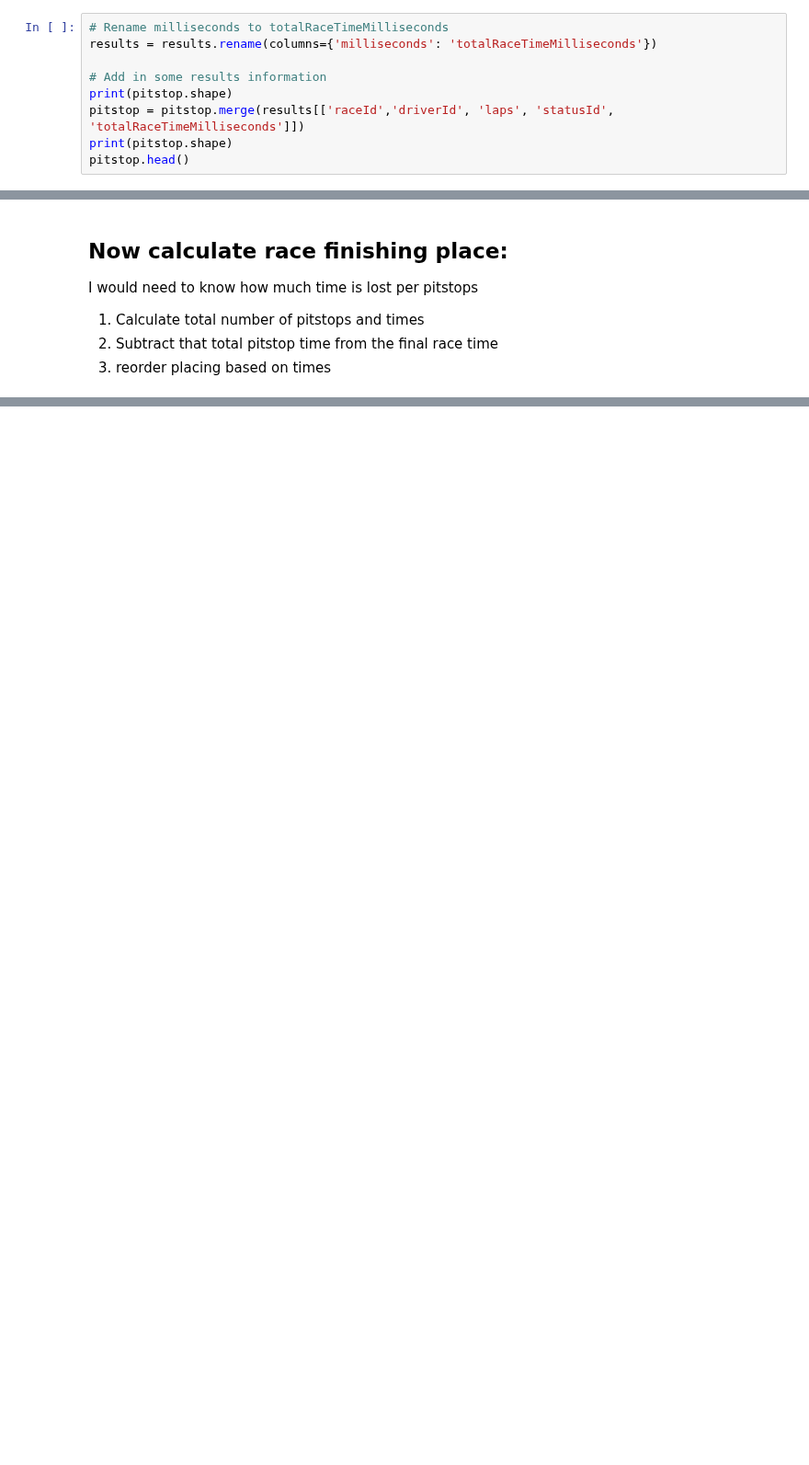
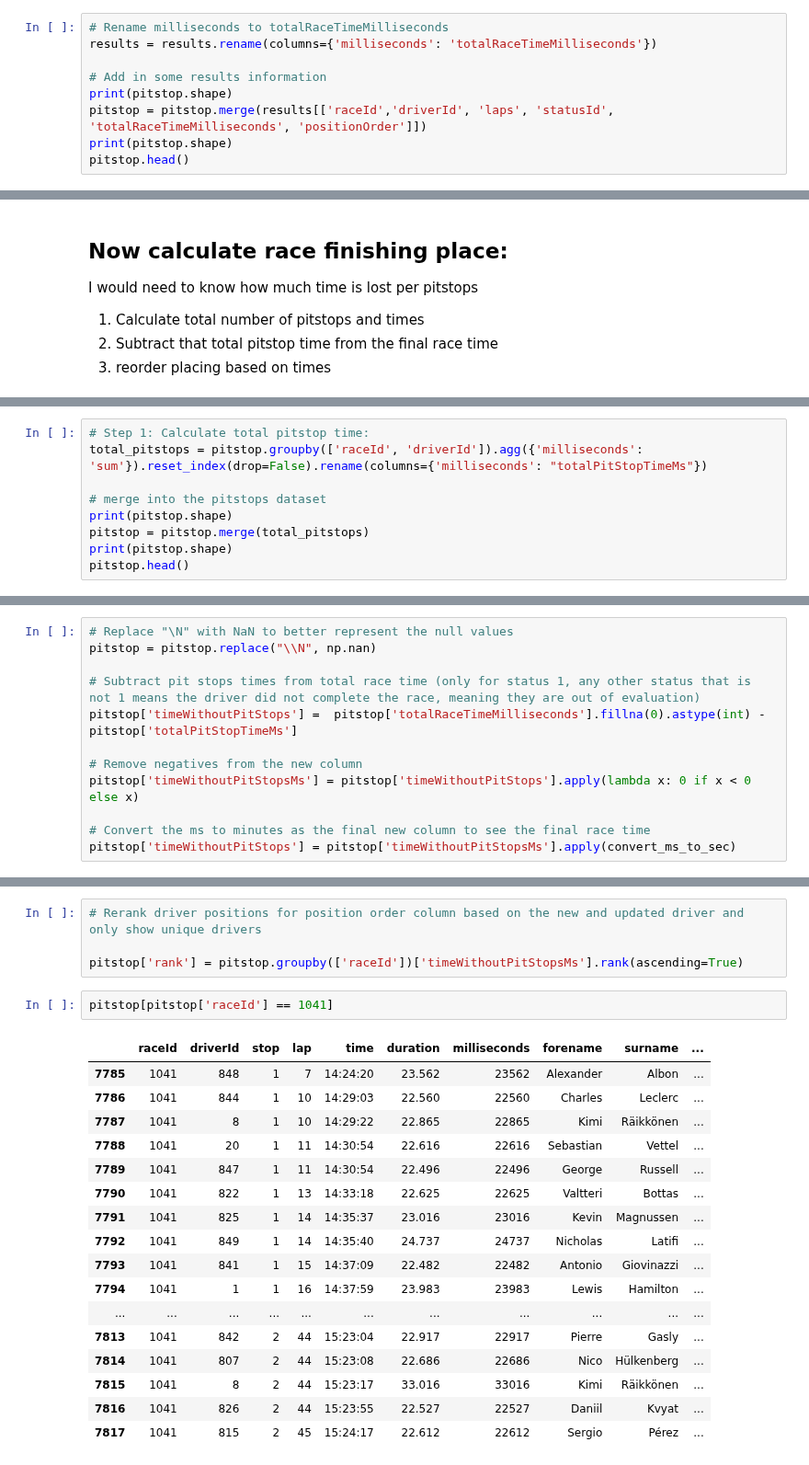
Before and after one commit to OhOmah/F1Revisited, a Jupyter notebook: Pitstop_Analysis.ipynb, the cells around one changed output, grey strips where cells are left out. Shown at 92% size. Drawn from its saved outputs; the diff is of its cells as text; blank space fills up the shorter version.

Commit message:
Started prediction of final lap time based on no pitstops

```diff
--- a/Pitstop_Analysis.ipynb
+++ b/Pitstop_Analysis.ipynb
@@ -162,7 +162,7 @@ results = results.rename(columns={'milliseconds': 'totalRaceTimeMilliseconds'})
 
 # Add in some results information
 print(pitstop.shape)
-pitstop = pitstop.merge(results[['raceId','driverId', 'laps', 'statusId', 'totalRaceTimeMilliseconds']])
+pitstop = pitstop.merge(results[['raceId','driverId', 'laps', 'statusId', 'totalRaceTimeMilliseconds', 'positionOrder']])
 print(pitstop.shape)
 pitstop.head()
 # %% [output]
@@ -403,0 +424,9 @@ results[(results['raceId'] == 1041) & (results['driverId'] == 1)].head()
+# %%
+# Step 1: Calculate total pitstop time:
+total_pitstops = pitstop.groupby(['raceId', 'driverId']).agg({'milliseconds': 'sum'}).reset_index(drop=False).rename(columns={'milliseconds': "totalPitStopTimeMs"})
+
+# merge into the pitstops dataset
+print(pitstop.shape)
+pitstop = pitstop.merge(total_pitstops)
+print(pitstop.shape)
+pitstop.head()
@@ -403,0 +443,12 @@ results[(results['raceId'] == 1041) & (results['driverId'] == 1)].head()
+# %%
+# Replace "\N" with NaN to better represent the null values
+pitstop = pitstop.replace("\\N", np.nan)
+
+# Subtract pit stops times from total race time (only for status 1, any other status that is not 1 means the driver did not complete the race, meaning they are out of evaluation)
+pitstop['timeWithoutPitStops'] =  pitstop['totalRaceTimeMilliseconds'].fillna(0).astype(int) - pitstop['totalPitStopTimeMs']
+
+# Remove negatives from the new column
+pitstop['timeWithoutPitStopsMs'] = pitstop['timeWithoutPitStops'].apply(lambda x: 0 if x < 0 else x)
+
+# Convert the ms to minutes as the final new column to see the final race time
+pitstop['timeWithoutPitStops'] = pitstop['timeWithoutPitStopsMs'].apply(convert_ms_to_sec)
@@ -403,0 +465,24 @@ results[(results['raceId'] == 1041) & (results['driverId'] == 1)].head()
+# %%
+# Rerank driver positions for position order column based on the new and updated driver and only show unique drivers
+
+pitstop['rank'] = pitstop.groupby(['raceId'])['timeWithoutPitStopsMs'].rank(ascending=True)
+# %%
+pitstop[pitstop['raceId'] == 1041]
+# %% [output]
+|  | raceId | driverId | stop | lap | time | duration | milliseconds | forename | surname | ... |
+| 7785 | 1041 | 848 | 1 | 7 | 14:24:20 | 23.562 | 23562 | Alexander | Albon | ... |
+| 7786 | 1041 | 844 | 1 | 10 | 14:29:03 | 22.560 | 22560 | Charles | Leclerc | ... |
+| 7787 | 1041 | 8 | 1 | 10 | 14:29:22 | 22.865 | 22865 | Kimi | Räikkönen | ... |
+| 7788 | 1041 | 20 | 1 | 11 | 14:30:54 | 22.616 | 22616 | Sebastian | Vettel | ... |
+| 7789 | 1041 | 847 | 1 | 11 | 14:30:54 | 22.496 | 22496 | George | Russell | ... |
+| 7790 | 1041 | 822 | 1 | 13 | 14:33:18 | 22.625 | 22625 | Valtteri | Bottas | ... |
+| 7791 | 1041 | 825 | 1 | 14 | 14:35:37 | 23.016 | 23016 | Kevin | Magnussen | ... |
+| 7792 | 1041 | 849 | 1 | 14 | 14:35:40 | 24.737 | 24737 | Nicholas | Latifi | ... |
+| 7793 | 1041 | 841 | 1 | 15 | 14:37:09 | 22.482 | 22482 | Antonio | Giovinazzi | ... |
+| 7794 | 1041 | 1 | 1 | 16 | 14:37:59 | 23.983 | 23983 | Lewis | Hamilton | ... |
+| ... | ... | ... | ... | ... | ... | ... | ... | ... | ... | ... |
+| 7813 | 1041 | 842 | 2 | 44 | 15:23:04 | 22.917 | 22917 | Pierre | Gasly | ... |
+| 7814 | 1041 | 807 | 2 | 44 | 15:23:08 | 22.686 | 22686 | Nico | Hülkenberg | ... |
+| 7815 | 1041 | 8 | 2 | 44 | 15:23:17 | 33.016 | 33016 | Kimi | Räikkönen | ... |
+| 7816 | 1041 | 826 | 2 | 44 | 15:23:55 | 22.527 | 22527 | Daniil | Kvyat | ... |
+| 7817 | 1041 | 815 | 2 | 45 | 15:24:17 | 22.612 | 22612 | Sergio | Pérez | ... |
```
Also changed, not shown: parts of 15 cells of this notebook.
